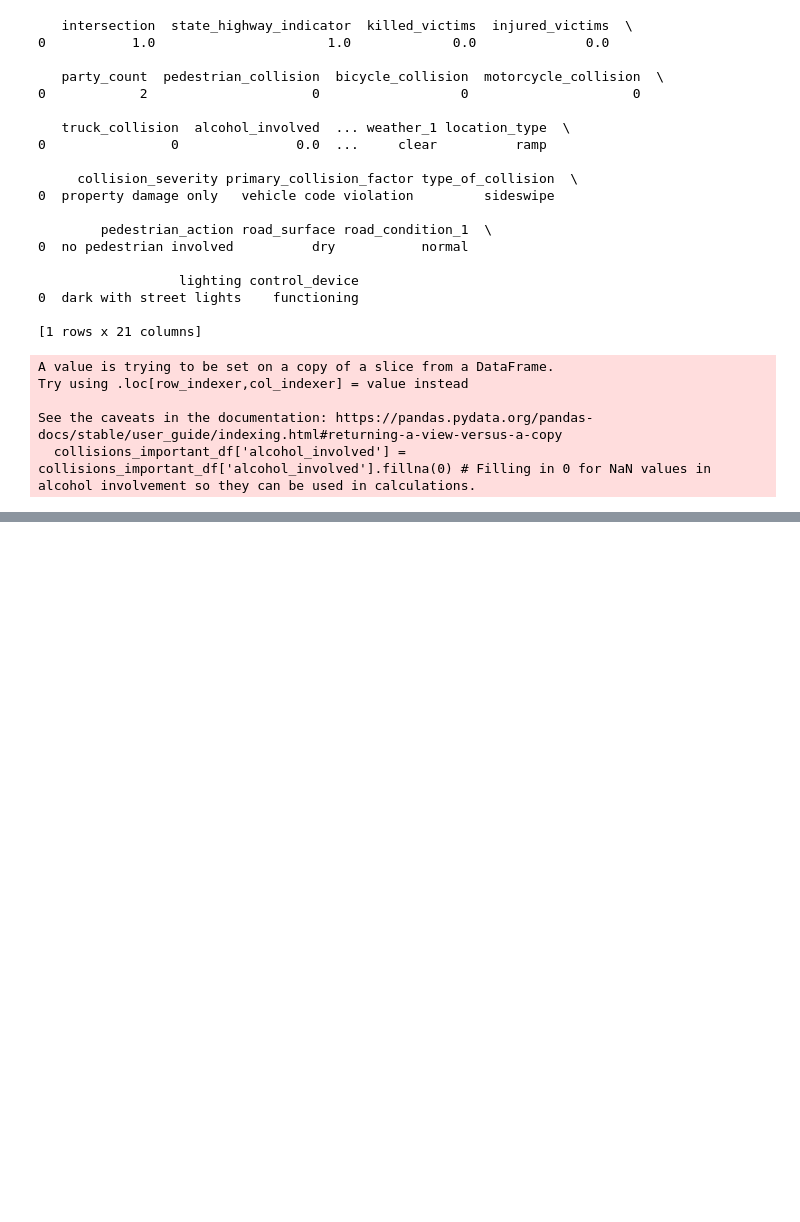
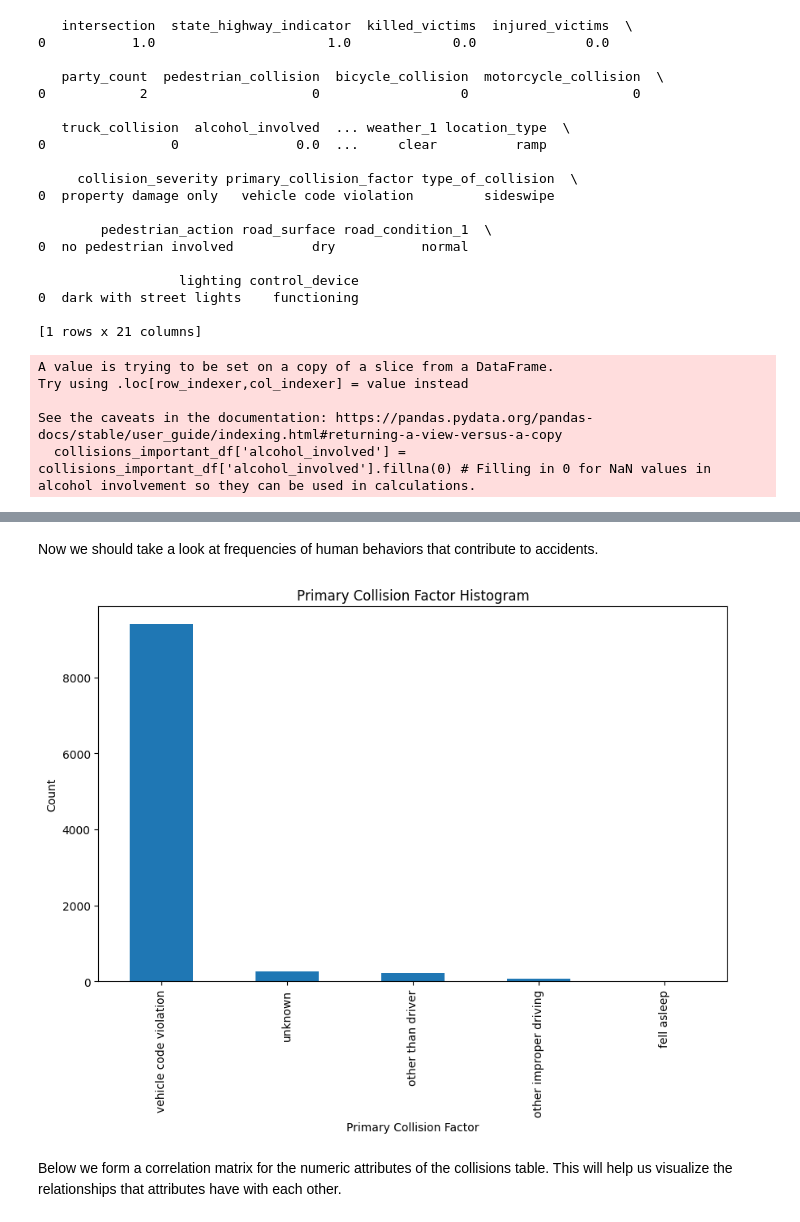
Before and after one commit to Micah614/Mining_SWITRS_for_AI_Safety_Benefits, a Jupyter notebook: SWITRS_Python_Notebook.ipynb, the cells around one changed output, grey strips where cells are left out. Saved outputs shown, nothing was run; the diff lists cells and outputs as text; code cells hidden in the pictures; blank space fills up the shorter version.

```diff
--- a/SWITRS_Python_Notebook.ipynb
+++ b/SWITRS_Python_Notebook.ipynb
@@ -1080,0 +1031,13 @@ See the caveats in the documentation: https://pandas.pydata.org/pandas-docs/stab
+# %% [markdown]
+Now we should take a look at frequencies of human behaviors that contribute to accidents.
+# %%
+plt.figure(figsize=(10, 6))  # Set the figure size
+collisions_important_df['primary_collision_factor'].value_counts().plot(kind='bar')
+plt.title('Primary Collision Factor Histogram')  # Set the title
+plt.xlabel('Primary Collision Factor')  # Set x-axis label
+plt.ylabel('Count')  # Set y-axis label
+plt.show()
+# %% [output]
+[figure, added]
+# %% [markdown]
+Below we form a correlation matrix for the numeric attributes of the collisions table. This will help us visualize the relationships that attributes have with each other.
```
Also changed, not shown: parts of 25 cells of this notebook.
